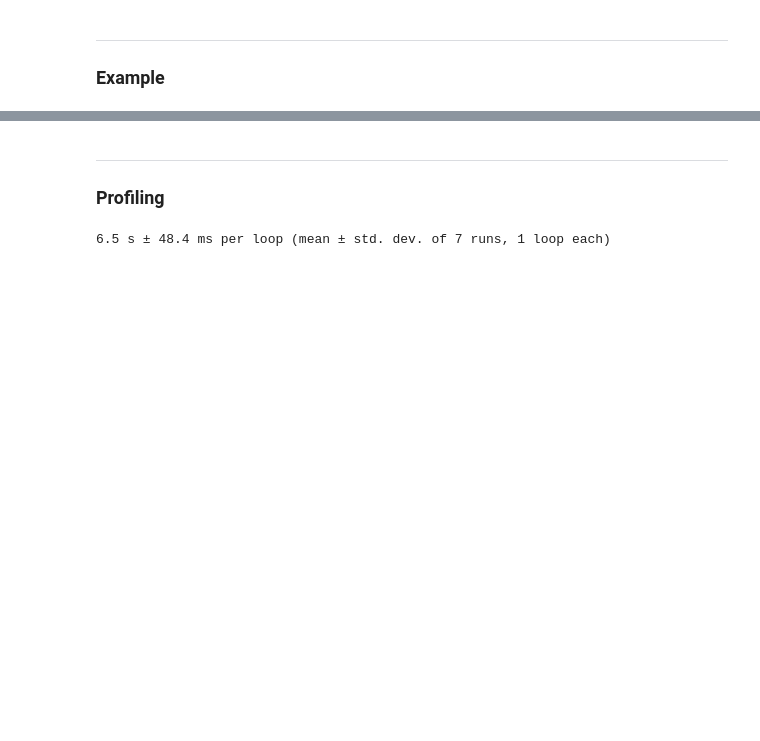
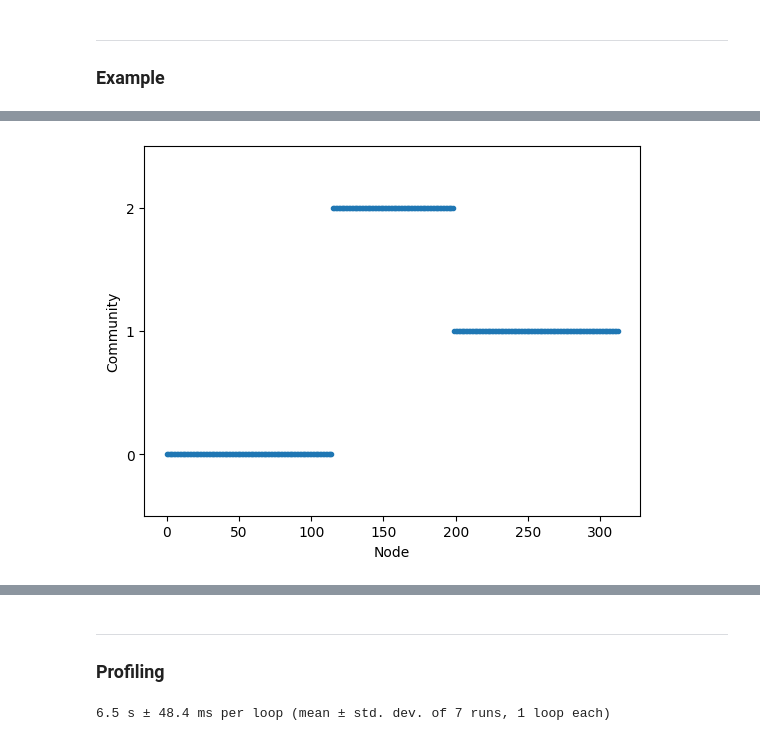
Before and after one commit to willarliss/IRLS-SBM, a Jupyter notebook: test.ipynb, the cells around one changed output, grey strips where cells are left out. Cells and saved outputs as stored; diff of their text form; code cells hidden in the pictures; blank space fills up the shorter version.

```diff
--- a/test.ipynb
+++ b/test.ipynb
@@ -37,0 +44,11 @@ plt.show()
+# %%
+pred, probs, scores = sbm_fast_drop(graph, gamma=0.1, alpha=0.1, tol=0.01, track_scores=True)
+# %%
+plt.plot(pred, '.')
+plt.yticks([0, 1, 2])
+plt.ylabel('Community')
+plt.ylim([-0.5, 2.5])
+plt.xlabel('Node')
+plt.show()
+# %% [output]
+[figure, added]
```
Also changed, not shown: parts of 11 cells of this notebook, 2 other files.
